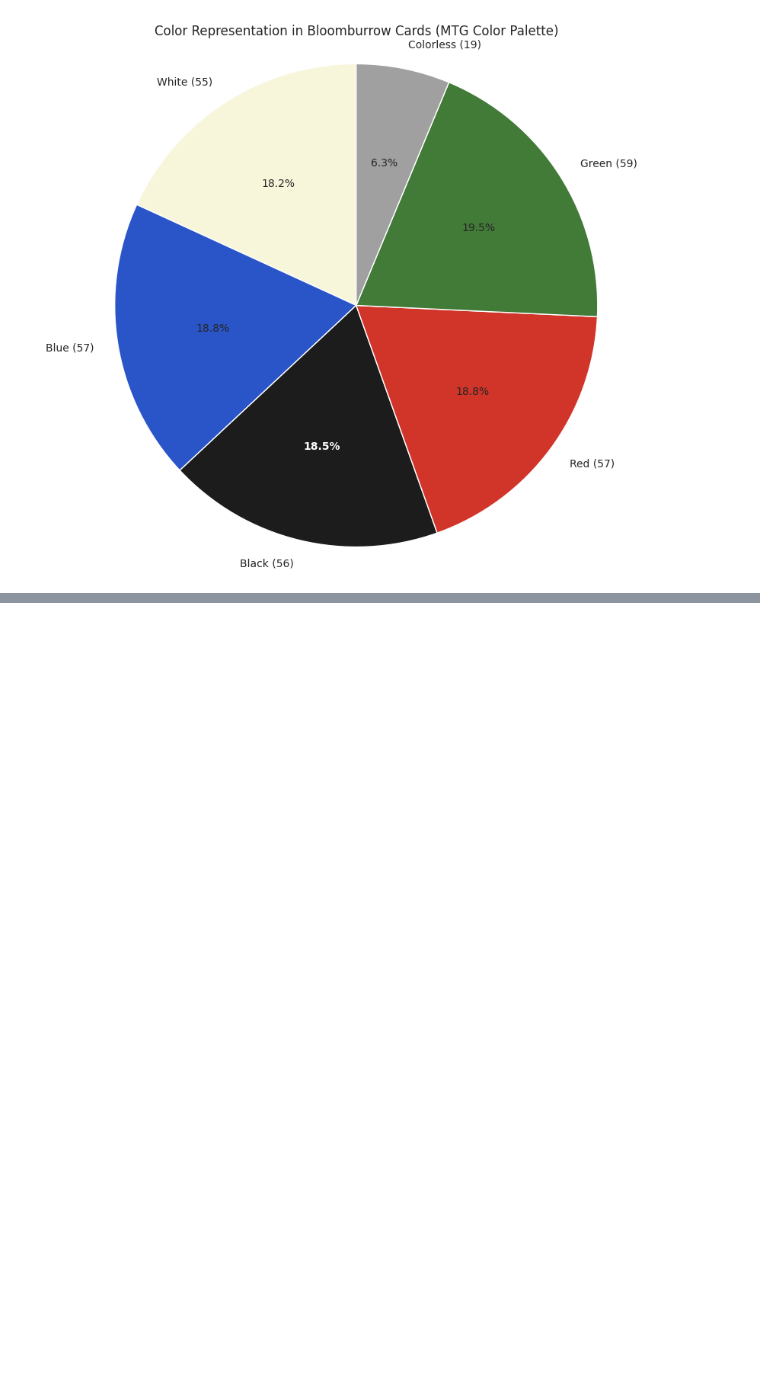
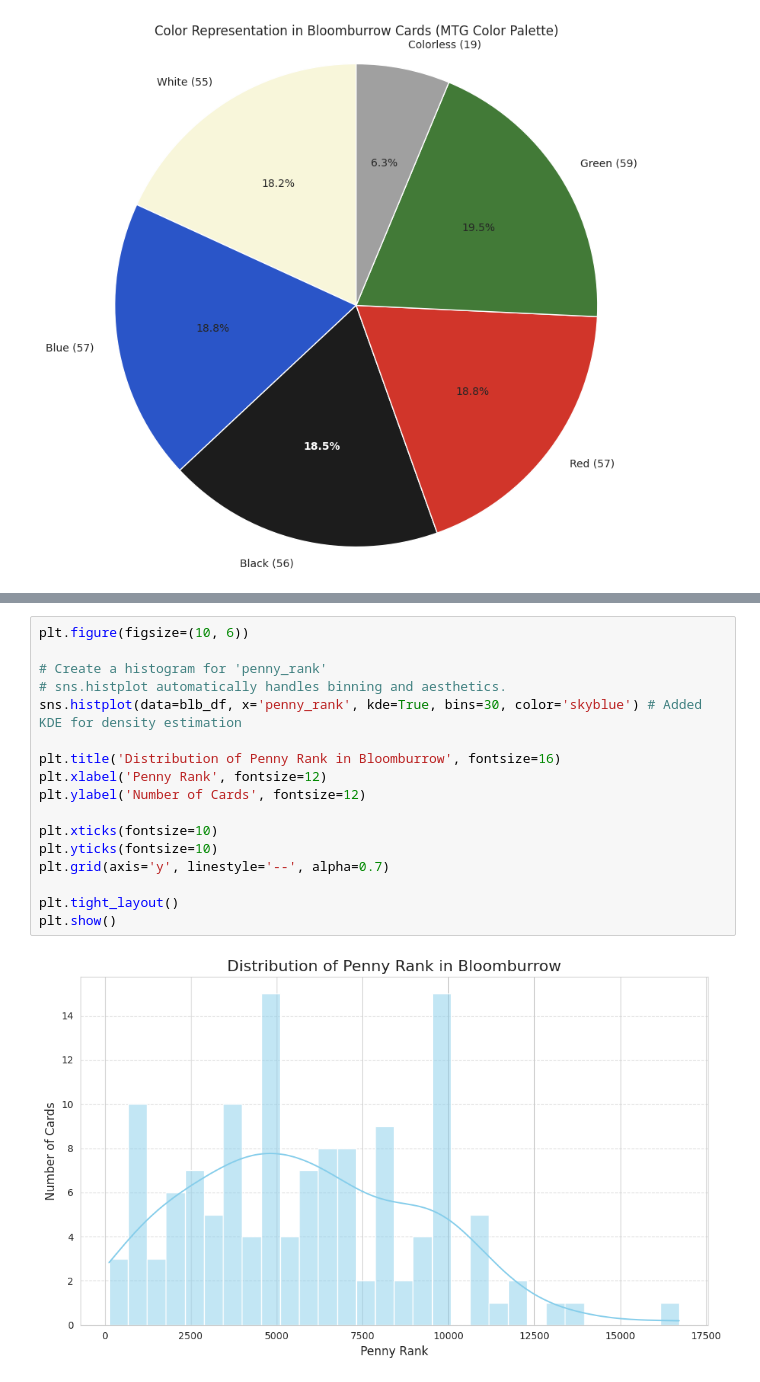
Before and after one commit to pauldennis2/manafest-destiny, a Jupyter notebook: blb_eda.ipynb, the cells around one changed output, grey strips where cells are left out. Drawn from its saved outputs; the diff is of its cells as text; blank space fills up the shorter version.

```diff
--- a/blb_eda.ipynb
+++ b/blb_eda.ipynb
@@ -406,0 +484,19 @@ plt.show()
+# %%
+plt.figure(figsize=(10, 6))
+
+# Create a histogram for 'penny_rank'
+# sns.histplot automatically handles binning and aesthetics.
+sns.histplot(data=blb_df, x='penny_rank', kde=True, bins=30, color='skyblue') # Added KDE for density estimation
+
+plt.title('Distribution of Penny Rank in Bloomburrow', fontsize=16)
+plt.xlabel('Penny Rank', fontsize=12)
+plt.ylabel('Number of Cards', fontsize=12)
+
+plt.xticks(fontsize=10)
+plt.yticks(fontsize=10)
+plt.grid(axis='y', linestyle='--', alpha=0.7)
+
+plt.tight_layout()
+plt.show()
+# %% [output]
+[figure, added]
```
Also changed, not shown: parts of 16 cells of this notebook, 2 other files.
